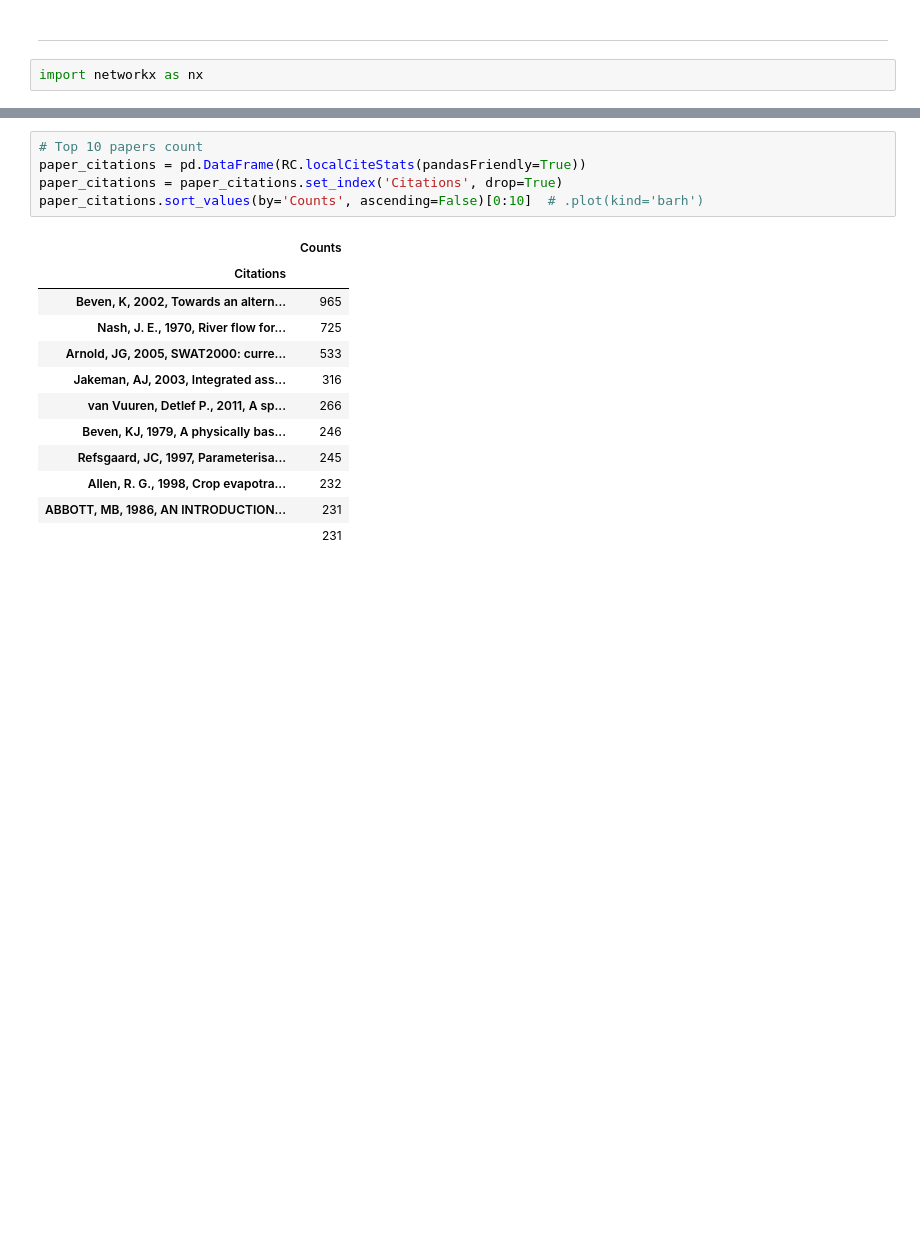
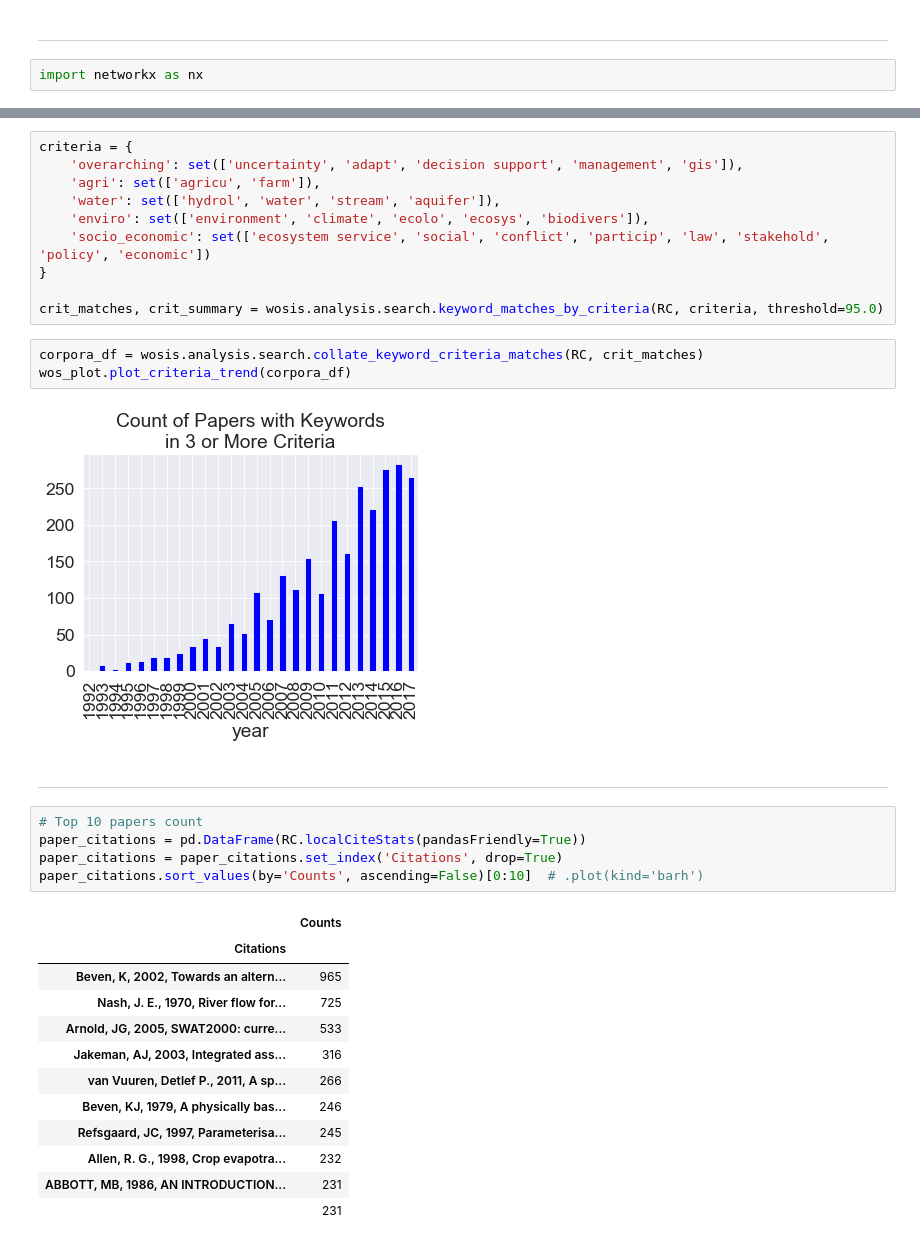
Before and after one commit to ConnectedSystems/sd-prac-bibanalysis, a Jupyter notebook: notebooks/Bib Analysis.ipynb, the cells around one changed output, grey strips where cells are left out. Drawn from its saved outputs; the diff is of its cells as text; blank space fills up the shorter version.

Commit message:
Updated notebooks and analysis approach

```diff
--- a/notebooks/Bib Analysis.ipynb
+++ b/notebooks/Bib Analysis.ipynb
@@ -140,3 +140,20 @@ wos_plot.plot_pubs_across_time(RC)
+# %%
+criteria = {
+    'overarching': set(['uncertainty', 'adapt', 'decision support', 'management', 'gis']),
+    'agri': set(['agricu', 'farm']),
+    'water': set(['hydrol', 'water', 'stream', 'aquifer']),
+    'enviro': set(['environment', 'climate', 'ecolo', 'ecosys', 'biodivers']),
+    'socio_economic': set(['ecosystem service', 'social', 'conflict', 'particip', 'law', 'stakehold', 'policy', 'economic'])
+}
+
+crit_matches, crit_summary = wosis.analysis.search.keyword_matches_by_criteria(RC, criteria, threshold=95.0)
+# %%
+corpora_df = wosis.analysis.search.collate_keyword_criteria_matches(RC, crit_matches)
+wos_plot.plot_criteria_trend(corpora_df)
+# %% [output]
+[figure, added]
+# %% [markdown]
+<hr>
 # %%
 # Top 10 papers count
 paper_citations = pd.DataFrame(RC.localCiteStats(pandasFriendly=True))
```
Also changed, not shown: parts of 5 cells of this notebook, 8 other files.
